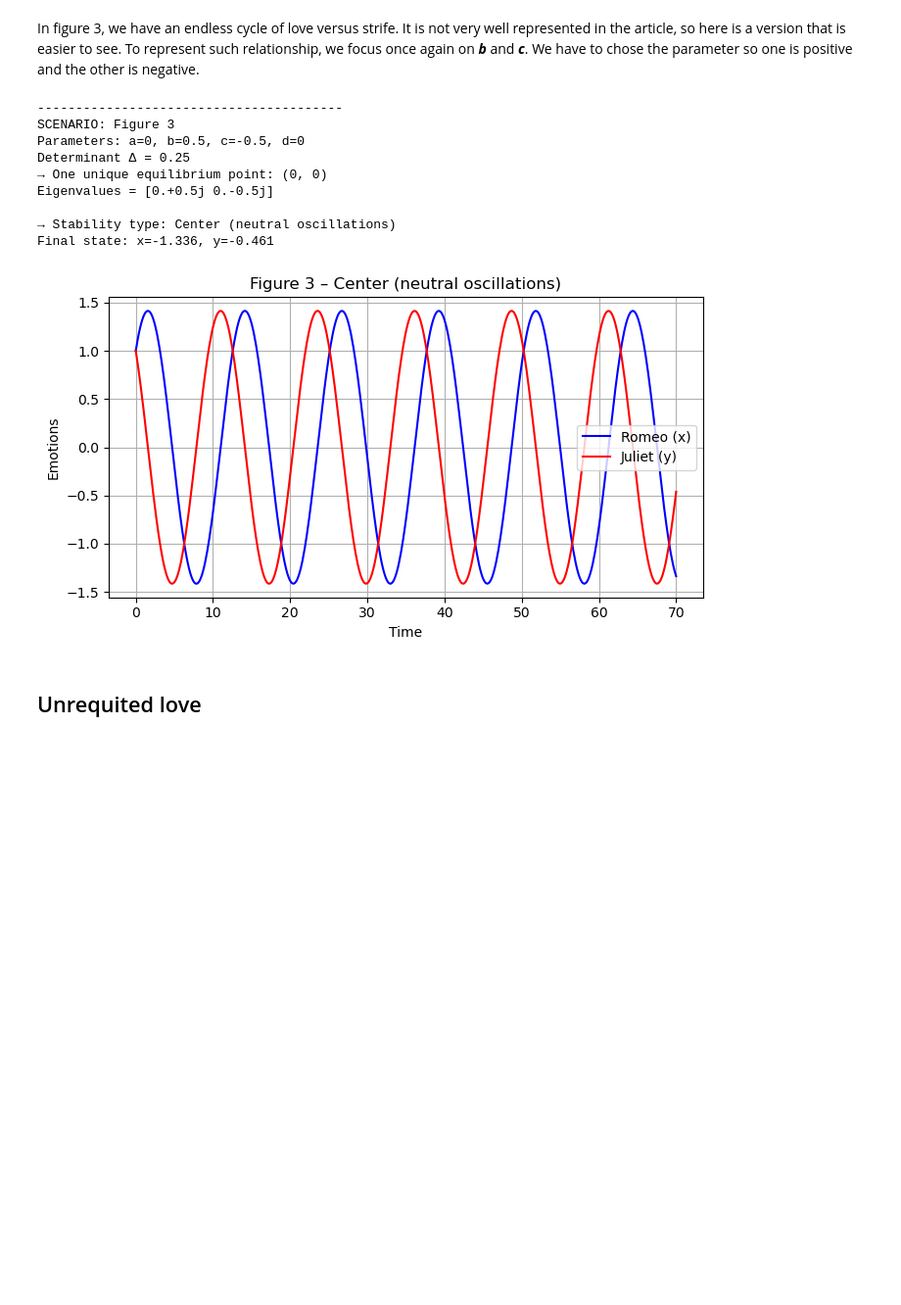
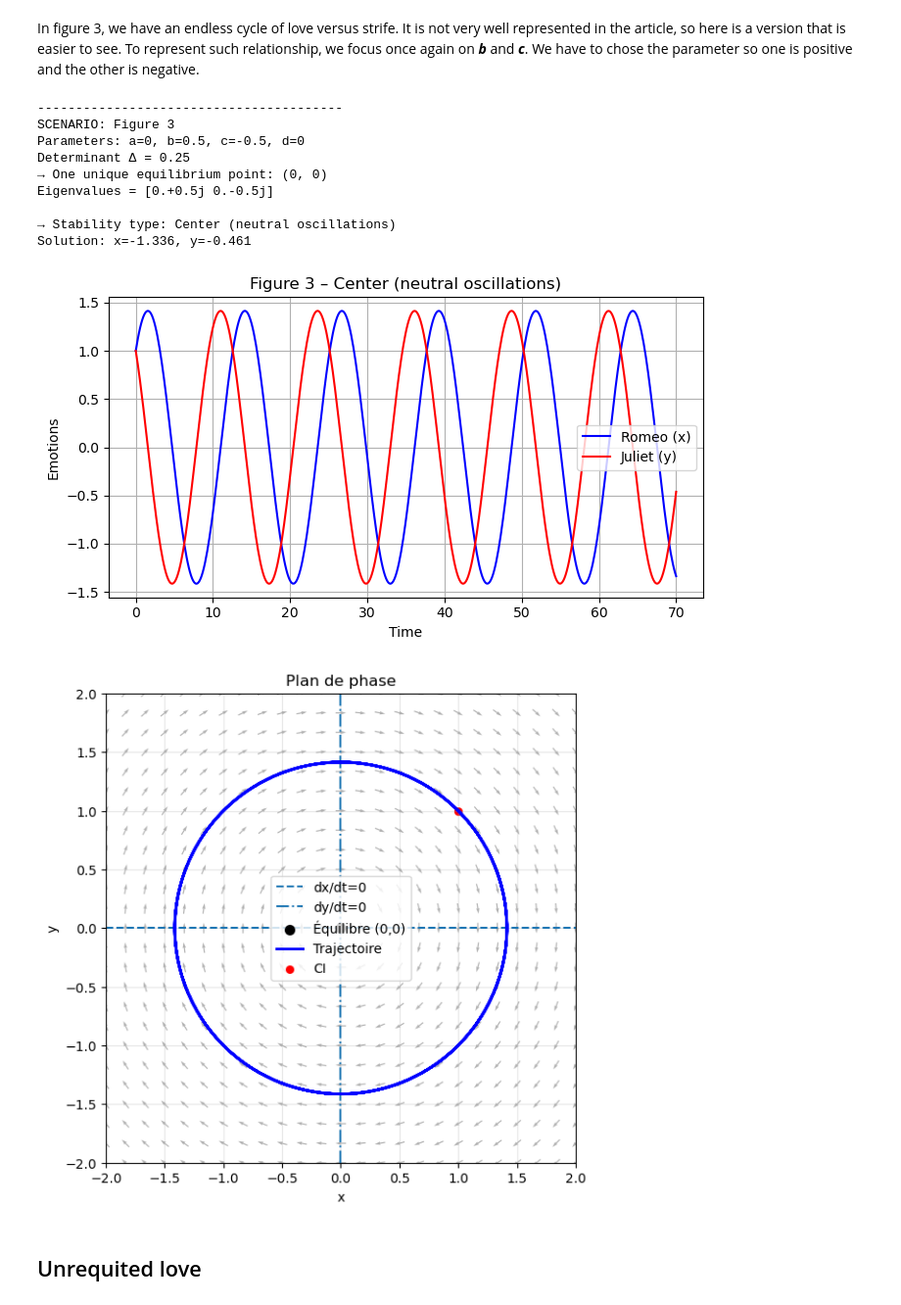
Before and after one commit to leaponsi/Psycho-Affective_Stability, a Jupyter notebook: mathmodelingproject.ipynb, the cells around one changed output. Shown at 98% size. Drawn from its saved outputs; the diff is of its cells as text; code cells hidden in the pictures; blank space fills up the shorter version.

```diff
--- a/mathmodelingproject.ipynb
+++ b/mathmodelingproject.ipynb
@@ -163,23 +248,24 @@ In figure 3, we have an endless cycle of love versus strife. It is not very well
 To represent such relationship, we focus once again on **_b_** and **_c_**. We have to chose the parameter so one is positive and the other is negative.
 # %%
 scenarios = {
-    "Figure 3": (0, 0.5, -0.5, 0)
+    "Figure 3": (0, 0.5, -0.5, 0),
     }
 
 # Run them all
 for name, params in scenarios.items():
     run_scenario(name, *params, x0=1, y0=1)
 # %% [output]
 ----------------------------------------
 SCENARIO: Figure 3
 Parameters: a=0, b=0.5, c=-0.5, d=0
 Determinant Δ = 0.25
 → One unique equilibrium point: (0, 0)
 Eigenvalues = [0.+0.5j 0.-0.5j]
 
 → Stability type: Center (neutral oscillations)
-Final state: x=-1.336, y=-0.461
+Solution: x=-1.336, y=-0.461
 [figure]
+[figure, added]
 # %% [markdown]
 ## Unrequited love
 # %% [markdown]
```
Also changed, not shown: parts of 7 cells of this notebook.
